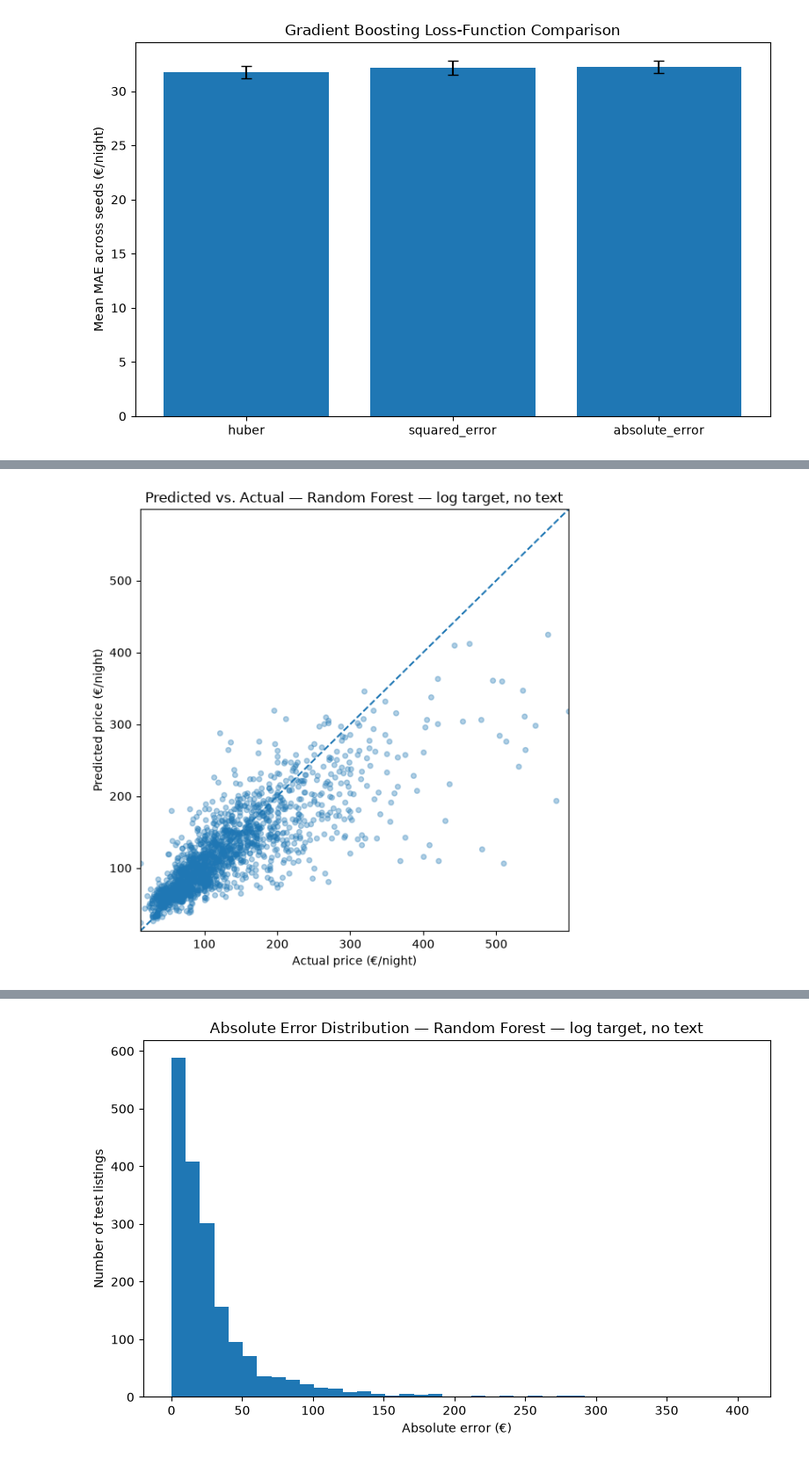
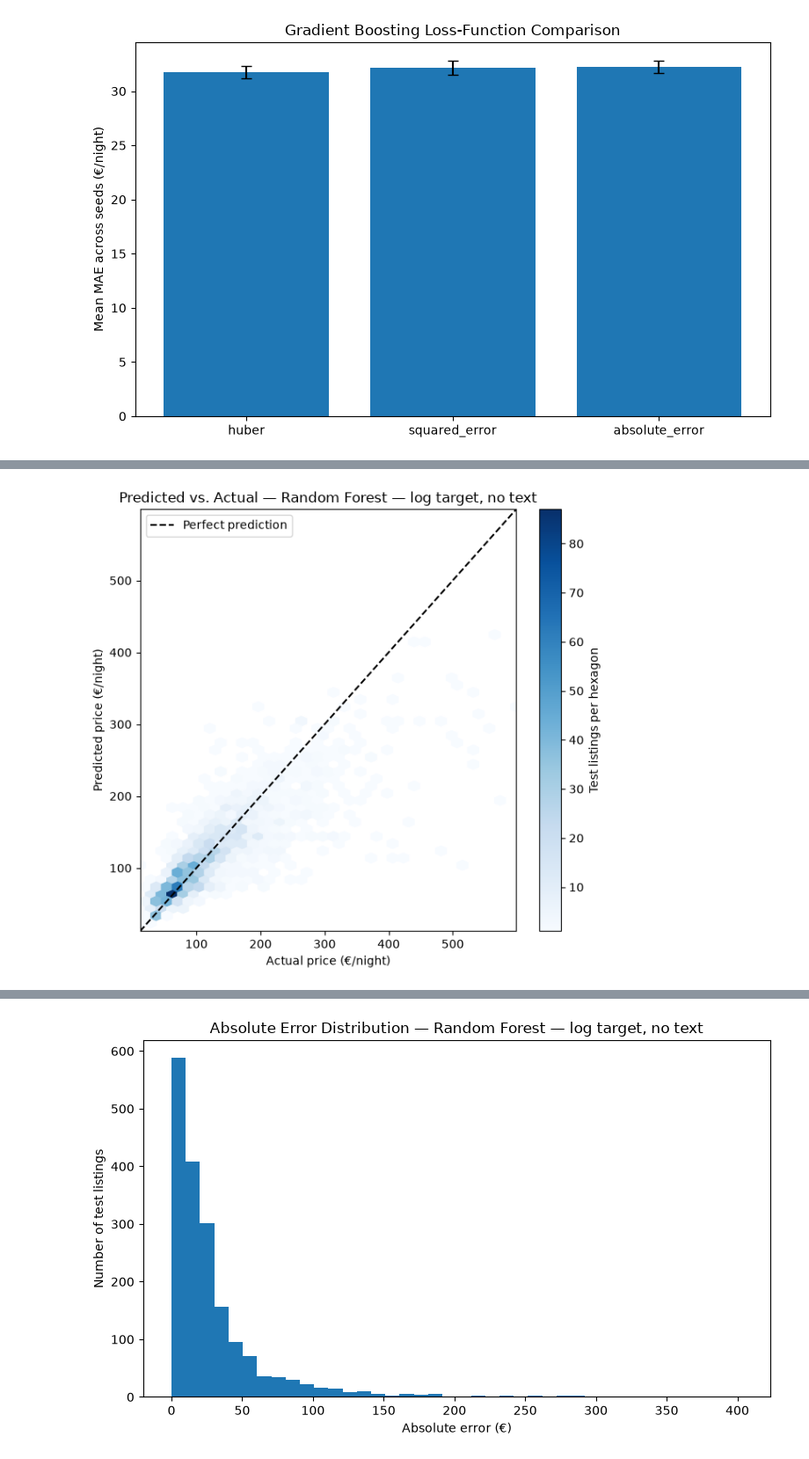
Before and after one commit to yazalj/airbnb-price-prediction-berlin, a Jupyter notebook: notebooks/03_modeling.ipynb, the cells around one changed output, grey strips where cells are left out. Shown at 88% size. Cells and saved outputs as stored; diff of their text form; code cells hidden in the pictures.

```diff
--- a/notebooks/03_modeling.ipynb
+++ b/notebooks/03_modeling.ipynb
@@ -1508,16 +1510,25 @@ The final candidate was selected by training-only cross-validated MAE before the
 # %%
-fig, ax = plt.subplots(figsize=(6, 6))
-ax.scatter(y_test, final_pred, alpha=0.35, s=18)
+fig, ax = plt.subplots(figsize=(6.5, 6))
+hexbin = ax.hexbin(
+    y_test,
+    final_pred,
+    gridsize=35,
+    mincnt=1,
+    cmap="Blues",
+)
 lims = [min(y_test.min(), final_pred.min()), max(y_test.max(), final_pred.max())]
-ax.plot(lims, lims, linestyle="--")
+ax.plot(lims, lims, linestyle="--", color="black", label="Perfect prediction")
 ax.set_xlim(lims)
 ax.set_ylim(lims)
 ax.set_xlabel("Actual price (€/night)")
 ax.set_ylabel("Predicted price (€/night)")
 ax.set_title(f"Predicted vs. Actual — {final_model_name}")
+ax.legend()
+colorbar = fig.colorbar(hexbin, ax=ax)
+colorbar.set_label("Test listings per hexagon")
 fig.tight_layout()
 plt.show()
 # %% [output]
-[figure, old version]
+[figure, new version]
 # %%
 residuals = y_test.to_numpy() - final_pred
```
Also changed, not shown: parts of 9 cells of this notebook, 2 other files.
